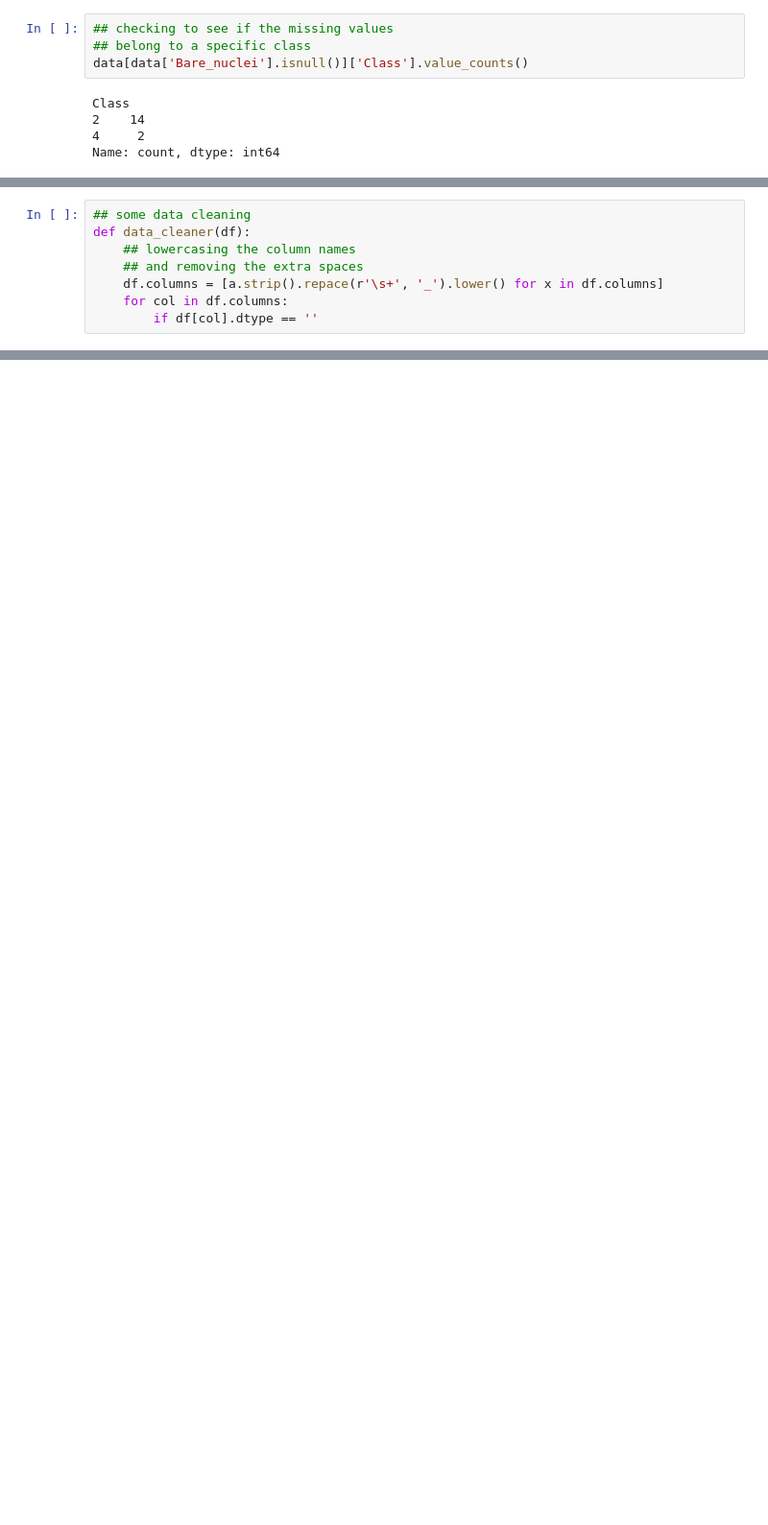
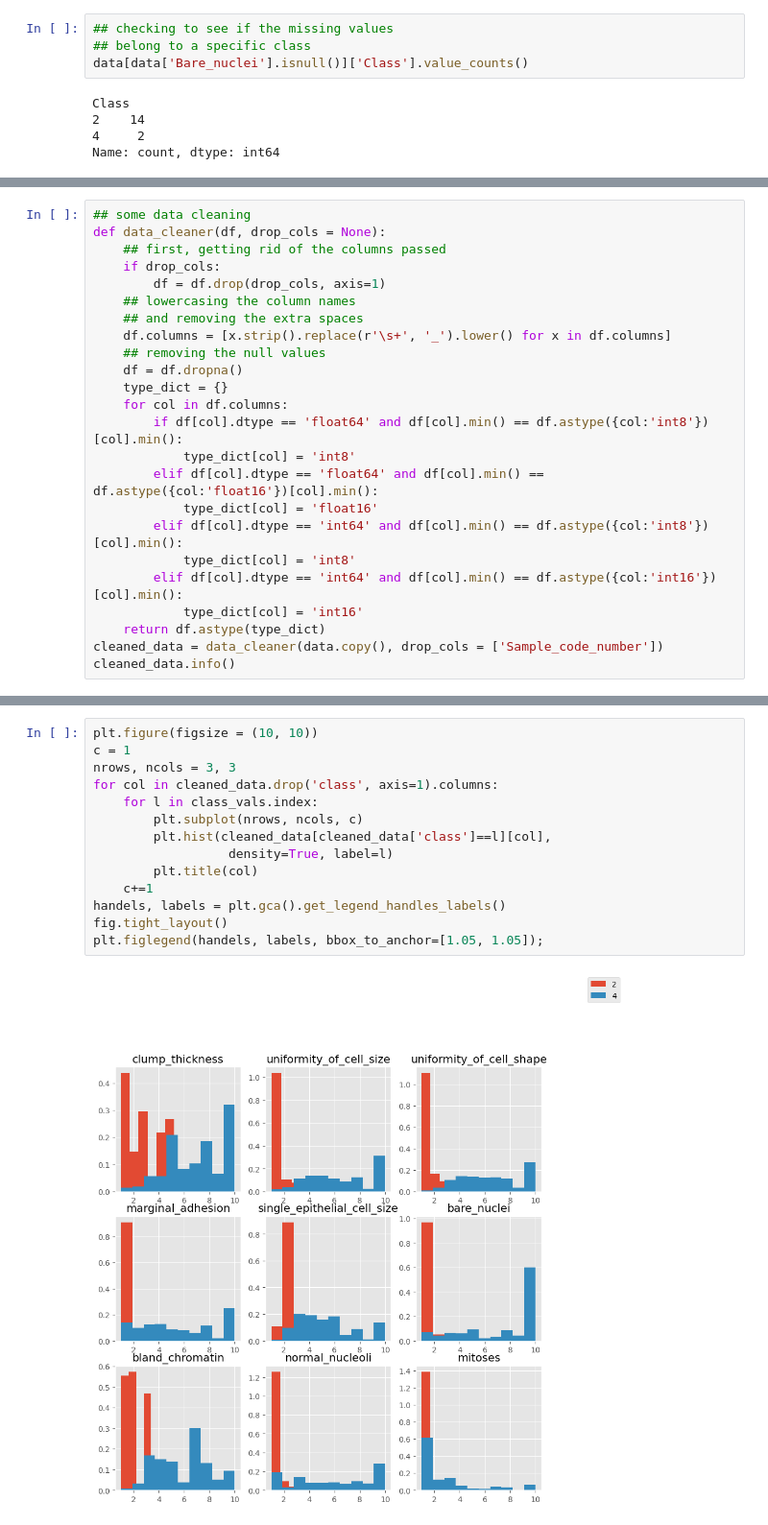
Before and after one commit to NikkiShah93/Python, a Jupyter notebook: MLProjects/SupervisedLearning/binatyClassification.ipynb, the cells around one changed output, grey strips where cells are left out. Shown at 96% size. Saved outputs shown, nothing was run; the diff lists cells and outputs as text; blank space fills up the shorter version.

```diff
--- a/MLProjects/SupervisedLearning/binatyClassification.ipynb
+++ b/MLProjects/SupervisedLearning/binatyClassification.ipynb
@@ -70,8 +82,24 @@ as it turned out, the majority of the missing values belong to the
 # %%
 ## some data cleaning
-def data_cleaner(df):
+def data_cleaner(df, drop_cols = None):
+    ## first, getting rid of the columns passed
+    if drop_cols:
+        df = df.drop(drop_cols, axis=1)
     ## lowercasing the column names
     ## and removing the extra spaces
-    df.columns = [a.strip().repace(r'\s+', '_').lower() for x in df.columns]
+    df.columns = [x.strip().replace(r'\s+', '_').lower() for x in df.columns]
+    ## removing the null values
+    df = df.dropna()
+    type_dict = {}
     for col in df.columns:
-        if df[col].dtype == ''
+        if df[col].dtype == 'float64' and df[col].min() == df.astype({col:'int8'})[col].min():
+            type_dict[col] = 'int8'
+        elif df[col].dtype == 'float64' and df[col].min() == df.astype({col:'float16'})[col].min():
+            type_dict[col] = 'float16'
+        elif df[col].dtype == 'int64' and df[col].min() == df.astype({col:'int8'})[col].min():
+            type_dict[col] = 'int8'
+        elif df[col].dtype == 'int64' and df[col].min() == df.astype({col:'int16'})[col].min():
+            type_dict[col] = 'int16'
+    return df.astype(type_dict)
+cleaned_data = data_cleaner(data.copy(), drop_cols = ['Sample_code_number'])
+cleaned_data.info()
@@ -77,0 +126,16 @@ def data_cleaner(df):
+# %%
+plt.figure(figsize = (10, 10))
+c = 1
+nrows, ncols = 3, 3
+for col in cleaned_data.drop('class', axis=1).columns:
+    for l in class_vals.index:
+        plt.subplot(nrows, ncols, c)
+        plt.hist(cleaned_data[cleaned_data['class']==l][col],
+                  density=True, label=l)
+        plt.title(col)
+    c+=1
+handels, labels = plt.gca().get_legend_handles_labels()
+fig.tight_layout()
+plt.figlegend(handels, labels, bbox_to_anchor=[1.05, 1.05]);
+# %% [output]
+[figure, added]
```
Also changed, not shown: parts of 12 cells of this notebook.
